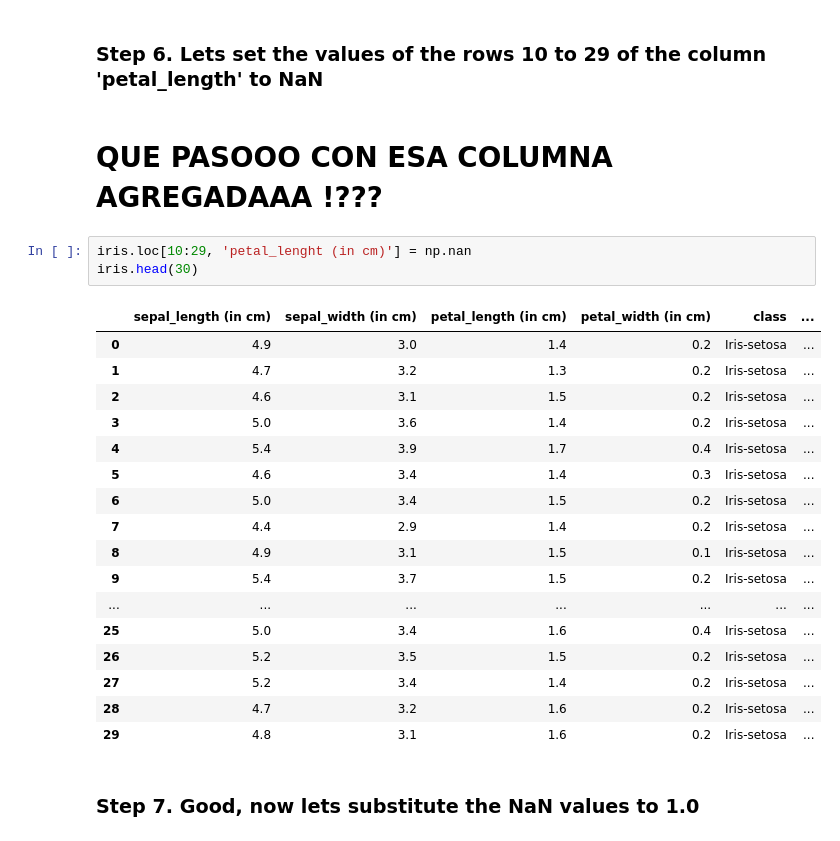
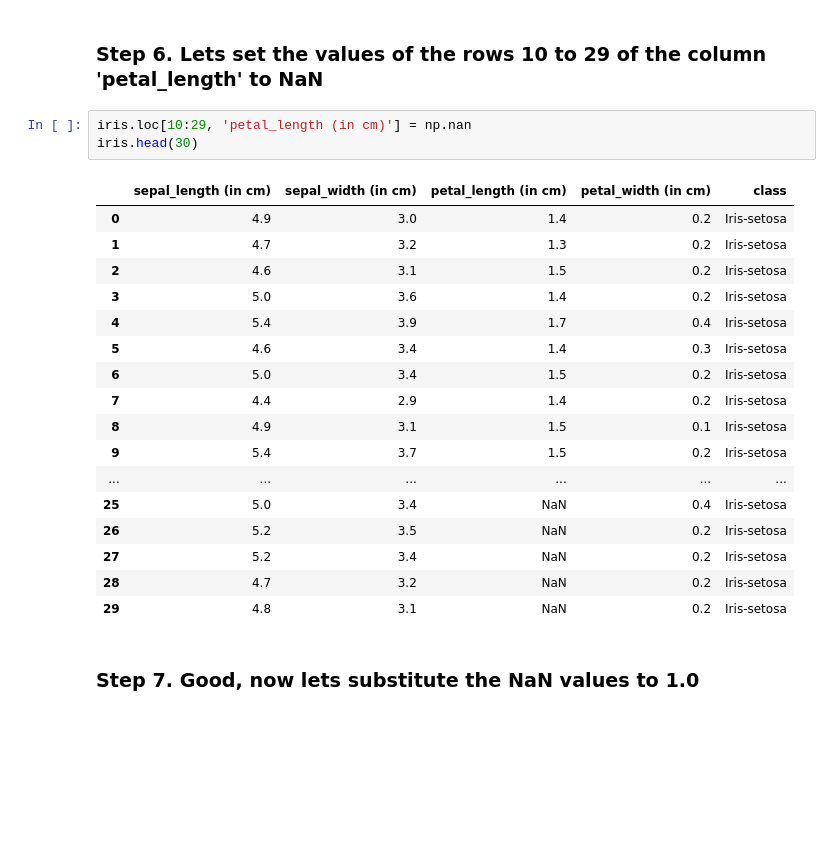
Before and after one commit to leo90rc/Leonardo.DataScience, a Jupyter notebook: week4_EDA_np_pd_json_apis_regex/day5_matplotlib_I_api/exercises/pandas/03_Deleting/Iris/Iris.ipynb, the cells around one changed output. Saved outputs shown, nothing was run; the diff lists cells and outputs as text; blank space fills up the shorter version.

```diff
--- a/week4_EDA_np_pd_json_apis_regex/day5_matplotlib_I_api/exercises/pandas/03_Deleting/Iris/Iris.ipynb
+++ b/week4_EDA_np_pd_json_apis_regex/day5_matplotlib_I_api/exercises/pandas/03_Deleting/Iris/Iris.ipynb
@@ -63,29 +63,27 @@ class                   149
 dtype: int64
 # %% [markdown]
 ### Step 6.  Lets set the values of the rows 10 to 29 of the column 'petal_length' to NaN
-# %% [markdown]
-# QUE PASOOO CON ESA COLUMNA AGREGADAAA !???
 # %%
-iris.loc[10:29, 'petal_lenght (in cm)'] = np.nan
+iris.loc[10:29, 'petal_length (in cm)'] = np.nan
 iris.head(30)
 # %% [output]
-|  | sepal_length (in cm) | sepal_width (in cm) | petal_length (in cm) | petal_width (in cm) | class | ... |
-| 0 | 4.9 | 3.0 | 1.4 | 0.2 | Iris-setosa | ... |
-| 1 | 4.7 | 3.2 | 1.3 | 0.2 | Iris-setosa | ... |
-| 2 | 4.6 | 3.1 | 1.5 | 0.2 | Iris-setosa | ... |
-| 3 | 5.0 | 3.6 | 1.4 | 0.2 | Iris-setosa | ... |
-| 4 | 5.4 | 3.9 | 1.7 | 0.4 | Iris-setosa | ... |
-| 5 | 4.6 | 3.4 | 1.4 | 0.3 | Iris-setosa | ... |
-| 6 | 5.0 | 3.4 | 1.5 | 0.2 | Iris-setosa | ... |
-| 7 | 4.4 | 2.9 | 1.4 | 0.2 | Iris-setosa | ... |
-| 8 | 4.9 | 3.1 | 1.5 | 0.1 | Iris-setosa | ... |
-| 9 | 5.4 | 3.7 | 1.5 | 0.2 | Iris-setosa | ... |
-| ... | ... | ... | ... | ... | ... | ... |
-| 25 | 5.0 | 3.4 | 1.6 | 0.4 | Iris-setosa | ... |
-| 26 | 5.2 | 3.5 | 1.5 | 0.2 | Iris-setosa | ... |
-| 27 | 5.2 | 3.4 | 1.4 | 0.2 | Iris-setosa | ... |
-| 28 | 4.7 | 3.2 | 1.6 | 0.2 | Iris-setosa | ... |
-| 29 | 4.8 | 3.1 | 1.6 | 0.2 | Iris-setosa | ... |
+|  | sepal_length (in cm) | sepal_width (in cm) | petal_length (in cm) | petal_width (in cm) | class |
+| 0 | 4.9 | 3.0 | 1.4 | 0.2 | Iris-setosa |
+| 1 | 4.7 | 3.2 | 1.3 | 0.2 | Iris-setosa |
+| 2 | 4.6 | 3.1 | 1.5 | 0.2 | Iris-setosa |
+| 3 | 5.0 | 3.6 | 1.4 | 0.2 | Iris-setosa |
+| 4 | 5.4 | 3.9 | 1.7 | 0.4 | Iris-setosa |
+| 5 | 4.6 | 3.4 | 1.4 | 0.3 | Iris-setosa |
+| 6 | 5.0 | 3.4 | 1.5 | 0.2 | Iris-setosa |
+| 7 | 4.4 | 2.9 | 1.4 | 0.2 | Iris-setosa |
+| 8 | 4.9 | 3.1 | 1.5 | 0.1 | Iris-setosa |
+| 9 | 5.4 | 3.7 | 1.5 | 0.2 | Iris-setosa |
+| ... | ... | ... | ... | ... | ... |
+| 25 | 5.0 | 3.4 | NaN | 0.4 | Iris-setosa |
+| 26 | 5.2 | 3.5 | NaN | 0.2 | Iris-setosa |
+| 27 | 5.2 | 3.4 | NaN | 0.2 | Iris-setosa |
+| 28 | 4.7 | 3.2 | NaN | 0.2 | Iris-setosa |
+| 29 | 4.8 | 3.1 | NaN | 0.2 | Iris-setosa |
 # %% [markdown]
 ### Step 7. Good, now lets substitute the NaN values to 1.0
 # %%
```
Also changed, not shown: parts of 7 cells of this notebook, 14 other files.
